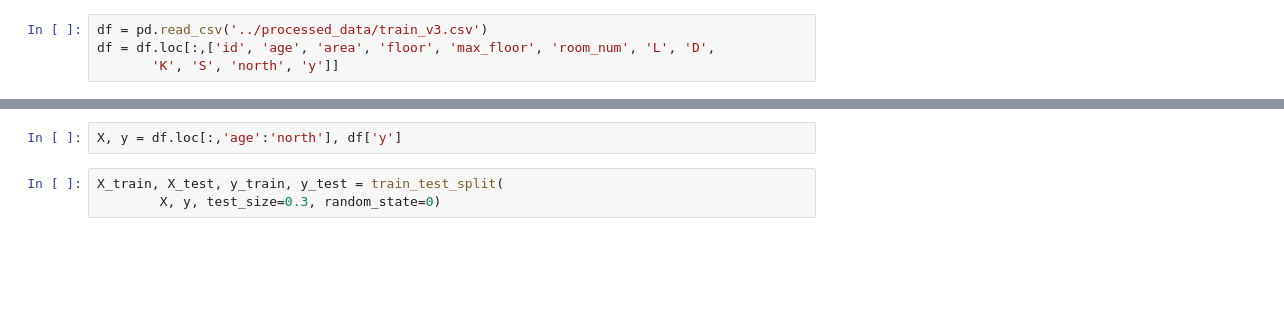
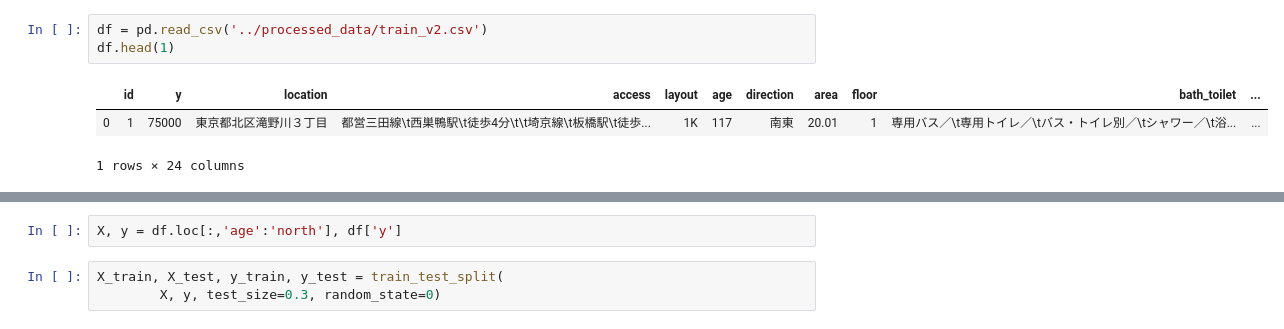
Before and after one commit to yaneura-no-gomi/mynavi_2019, a Jupyter notebook: notebook/0927_fit_predict.ipynb, the cells around one changed output, grey strips where cells are left out. Drawn from its saved outputs; the diff is of its cells as text; blank space fills up the shorter version.

```diff
--- a/notebook/0927_fit_predict.ipynb
+++ b/notebook/0927_fit_predict.ipynb
@@ -20,7 +18,10 @@ ModuleNotFoundError: No module named 'sklearn'
-# %%
-df = pd.read_csv('../processed_data/train_v3.csv')
-df = df.loc[:,['id', 'age', 'area', 'floor', 'max_floor', 'room_num', 'L', 'D',
-       'K', 'S', 'north', 'y']]
+# %%
+df = pd.read_csv('../processed_data/train_v2.csv')
+df.head(1)
+# %% [output]
+|  | id | y | location | access | layout | age | direction | area | floor | bath_toilet | ... |
+| 0 | 1 | 75000 | 東京都北区滝野川３丁目 | 都営三田線\t西巣鴨駅\t徒歩4分\t\t埼京線\t板橋駅\t徒歩... | 1K | 117 | 南東 | 20.01 | 1 | 専用バス／\t専用トイレ／\tバス・トイレ別／\tシャワー／\t浴... | ... |
+1 rows × 24 columns
 # %%
 df.columns
 # %% [output]
```
Also changed, not shown: parts of 10 cells of this notebook, 3 other files.
